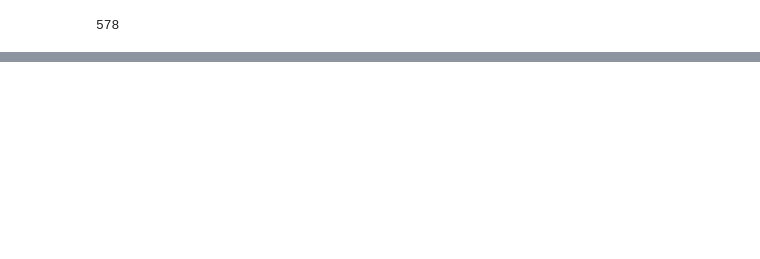
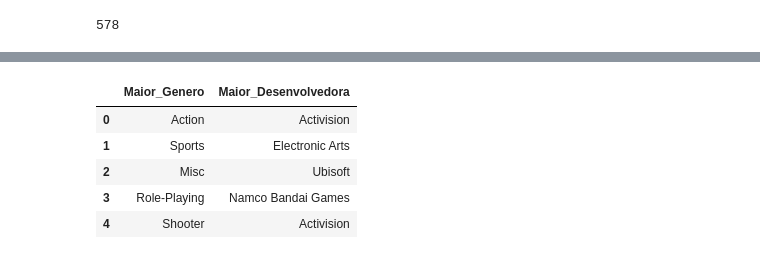
Before and after one commit to Vvitoor21/PythonForDataAnalytics, a Jupyter notebook: 08_Dados_Jogos_Vendas.ipynb, the cells around one changed output, grey strips where cells are left out. Cells and saved outputs as stored; diff of their text form; code cells hidden in the pictures; blank space fills up the shorter version.

```diff
--- a/08_Dados_Jogos_Vendas.ipynb
+++ b/08_Dados_Jogos_Vendas.ipynb
@@ -254,0 +323,12 @@ Electronic Arts
+# %%
+table3 = pd.DataFrame(a.Genero.head(5))
+table3['Maior_Desenvolvedora'] = list(['Activision','Electronic Arts','Ubisoft','Namco Bandai Games','Activision'])
+table3.rename(columns ={'Genero':'Maior_Genero'},inplace = True)
+table3
+# %% [output]
+|  | Maior_Genero | Maior_Desenvolvedora |
+| 0 | Action | Activision |
+| 1 | Sports | Electronic Arts |
+| 2 | Misc | Ubisoft |
+| 3 | Role-Playing | Namco Bandai Games |
+| 4 | Shooter | Activision |
```
Also changed, not shown: parts of 11 cells of this notebook.
